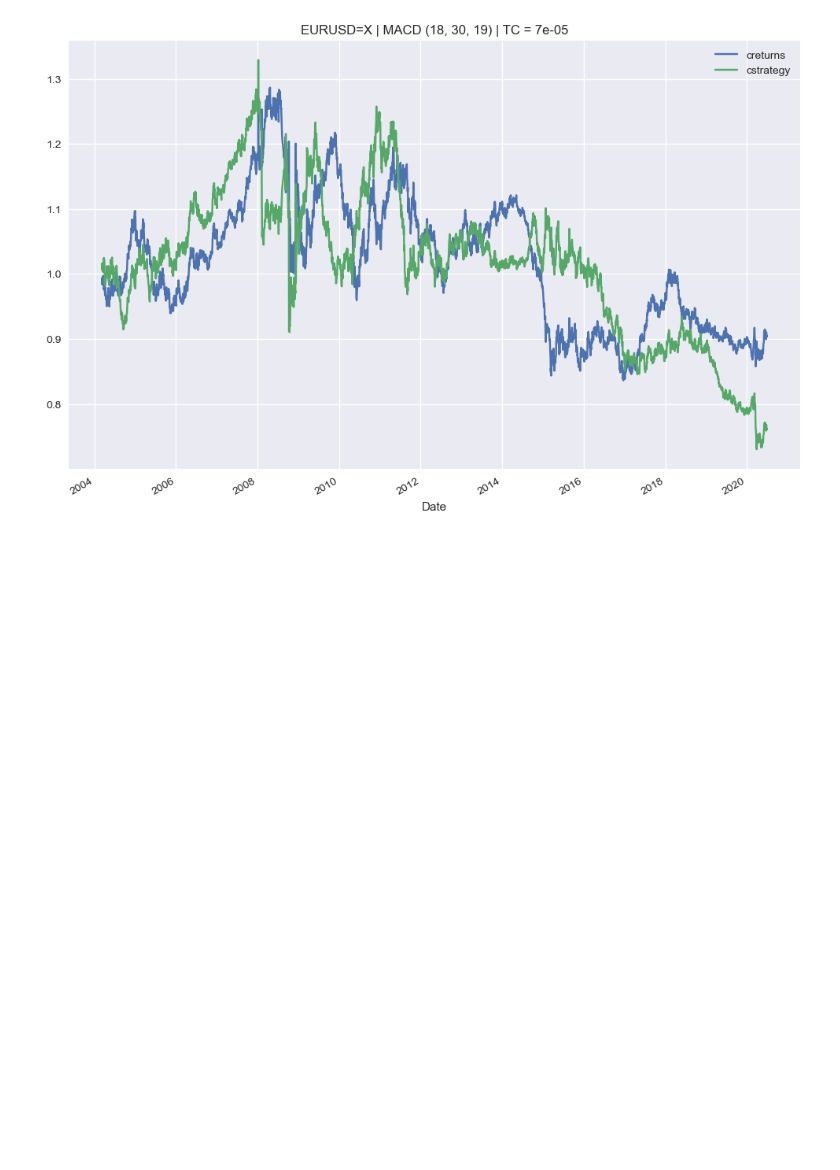
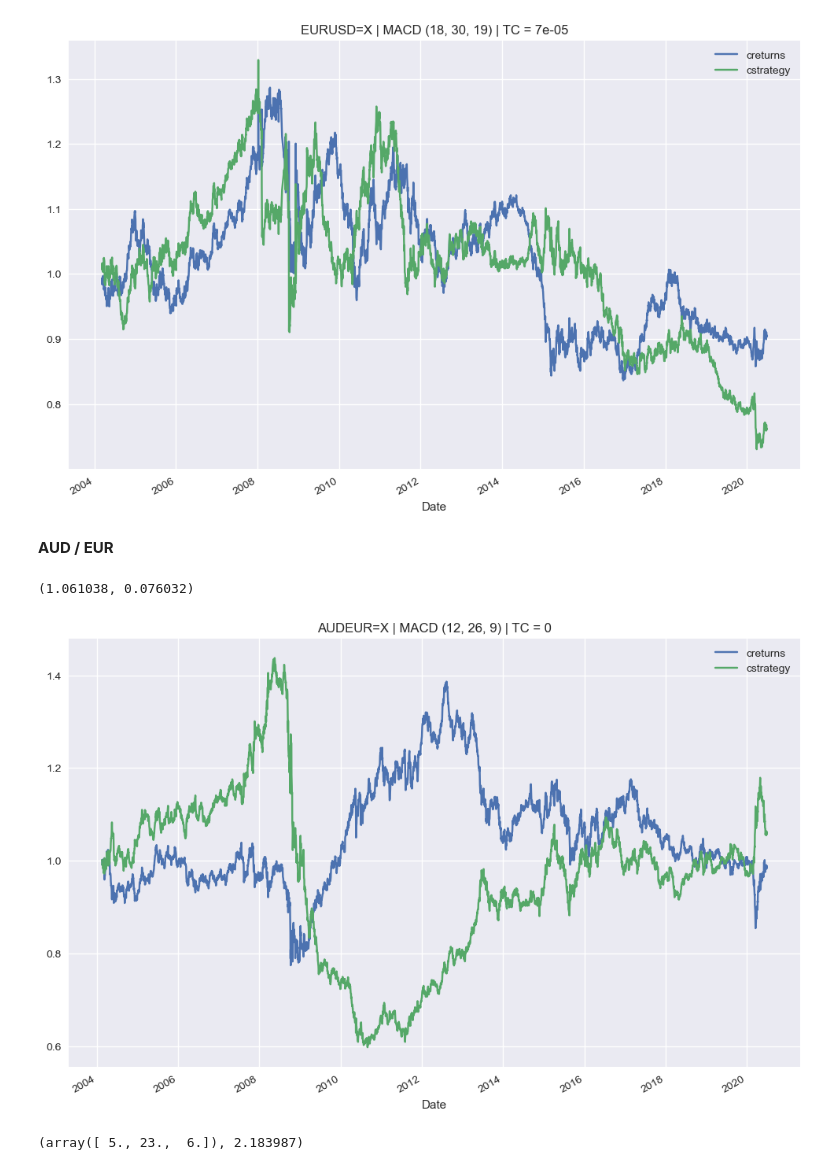
Before and after one commit to AvirukthGT/AlgoTrading, a Jupyter notebook: MACD/MACD.ipynb, the cells around one changed output. Saved outputs shown, nothing was run; the diff lists cells and outputs as text; code cells hidden in the pictures; blank space fills up the shorter version.

```diff
--- a/MACD/MACD.ipynb
+++ b/MACD/MACD.ipynb
@@ -167,3 +167,20 @@ tester.optimize_parameters((5, 20, 1), (21, 50, 1), (5, 20, 1))
 tester.plot_results()
 # %% [output]
 [figure]
+# %% [markdown]
+__AUD / EUR__
+# %%
+tester = MACD("AUDEUR=X", EMA_S = 12, EMA_L = 26, signal_mw = 9,
+              start = "2004-01-01", end = "2020-06-30", tc = 0)
+# %%
+tester.test_strategy()
+# %% [output]
+(1.061038, 0.076032)
+# %%
+tester.plot_results()
+# %% [output]
+[figure, added]
+# %%
+tester.optimize_parameters((5, 20, 1), (21, 50, 1), (5, 20, 1))
+# %% [output]
+(array([ 5., 23.,  6.]), 2.183987)
```
Also changed, not shown: parts of 1 cell of this notebook.
